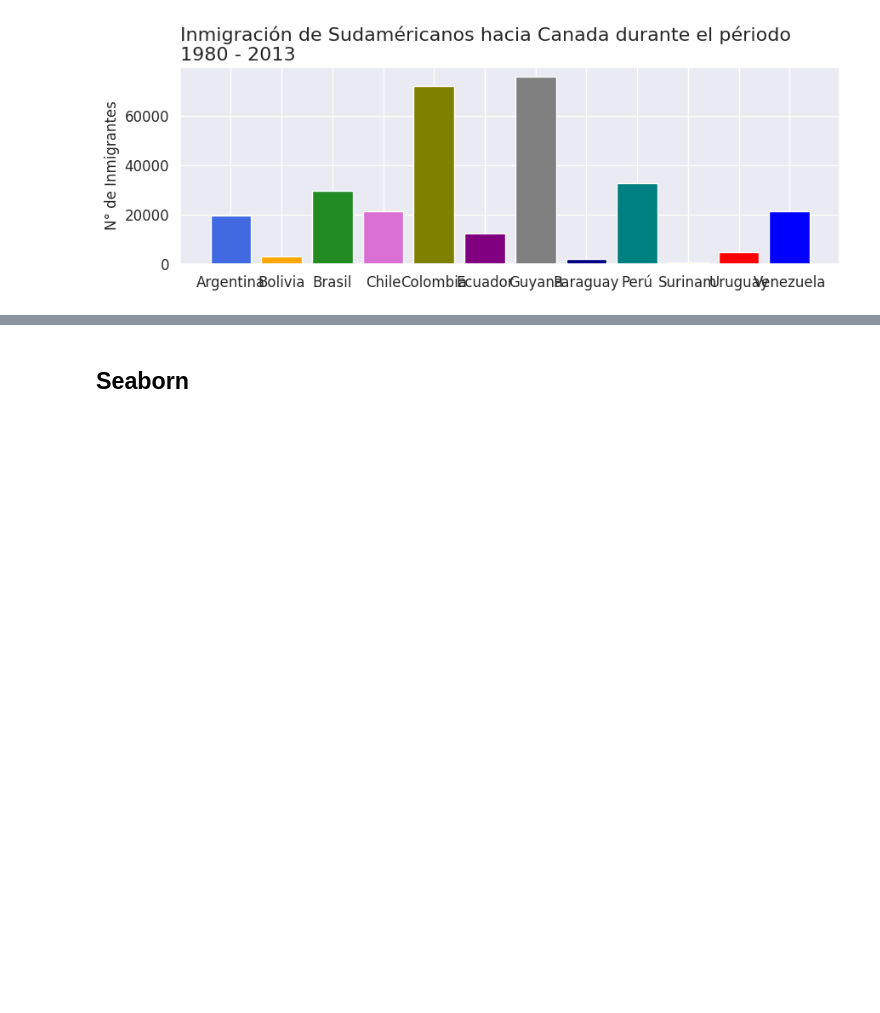
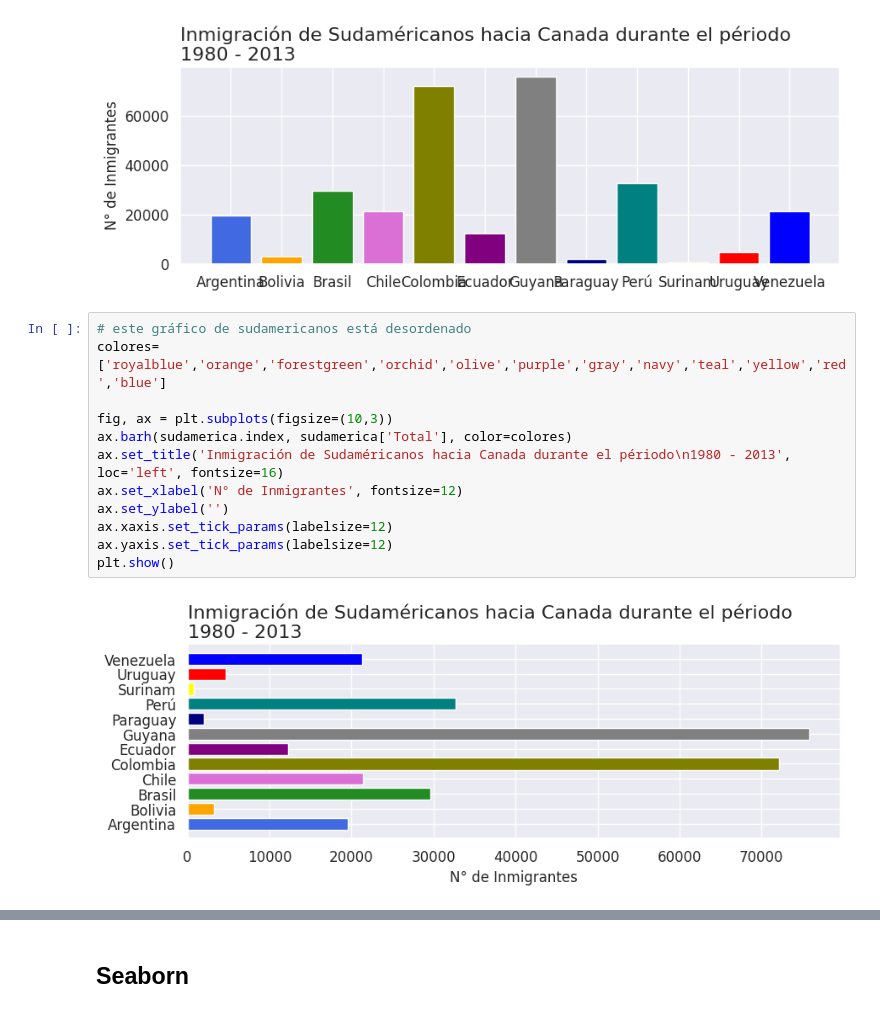
Before and after one commit to Nataliahfk/visualizacion_datos_graficos_python, a Jupyter notebook: visualizacion_de_datos_con_graficos_python.ipynb, the cells around one changed output, grey strips where cells are left out. Saved outputs shown, nothing was run; the diff lists cells and outputs as text; blank space fills up the shorter version.

```diff
--- a/visualizacion_de_datos_con_graficos_python.ipynb
+++ b/visualizacion_de_datos_con_graficos_python.ipynb
@@ -536,3 +536,17 @@ ax.yaxis.set_tick_params(labelsize=12)
 plt.show()
 # %% [output]
 [figure]
+# %%
+# este gráfico de sudamericanos está desordenado
+colores=['royalblue','orange','forestgreen','orchid','olive','purple','gray','navy','teal','yellow','red','blue']
+
+fig, ax = plt.subplots(figsize=(10,3))
+ax.barh(sudamerica.index, sudamerica['Total'], color=colores)
+ax.set_title('Inmigración de Sudaméricanos hacia Canada durante el périodo\n1980 - 2013', loc='left', fontsize=16)
+ax.set_xlabel('N° de Inmigrantes', fontsize=12)
+ax.set_ylabel('')
+ax.xaxis.set_tick_params(labelsize=12)
+ax.yaxis.set_tick_params(labelsize=12)
+plt.show()
+# %% [output]
+[figure, added]
```
Also changed, not shown: parts of 1 cell of this notebook.
